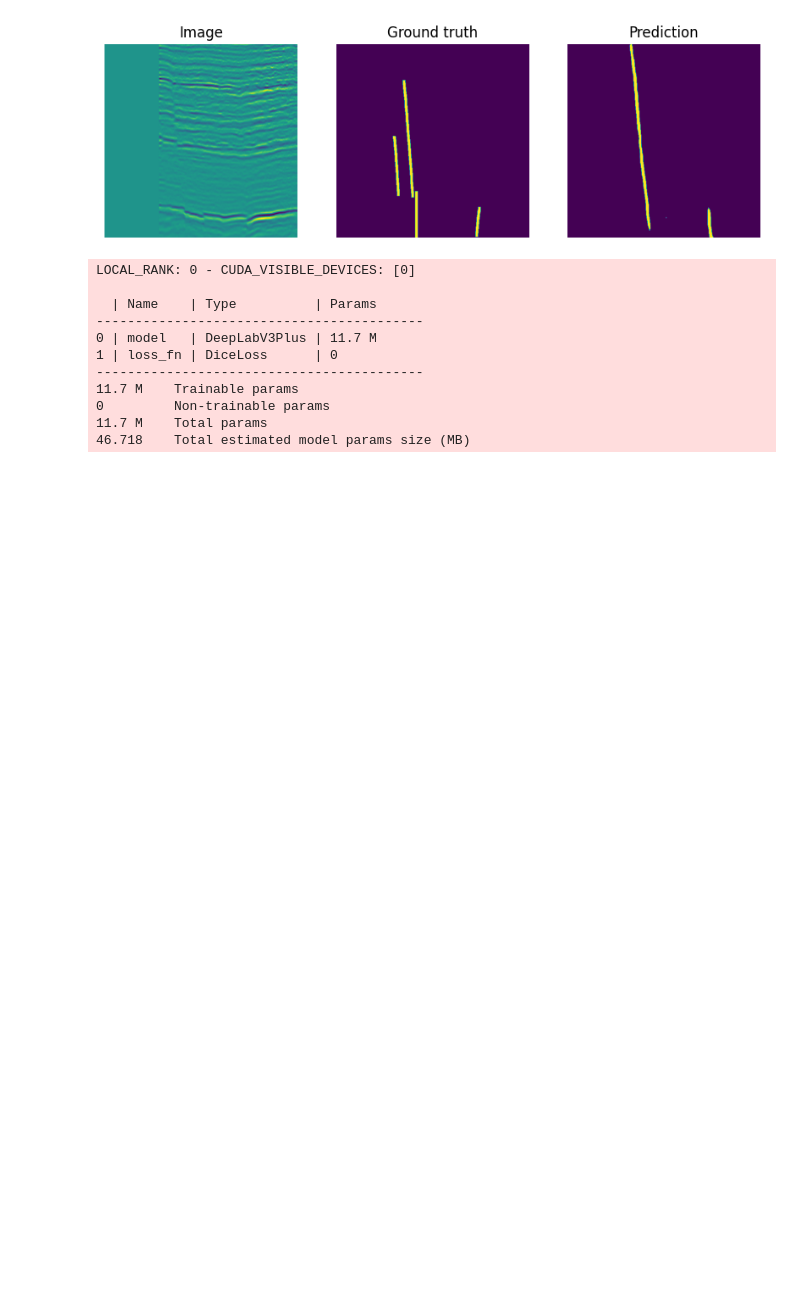
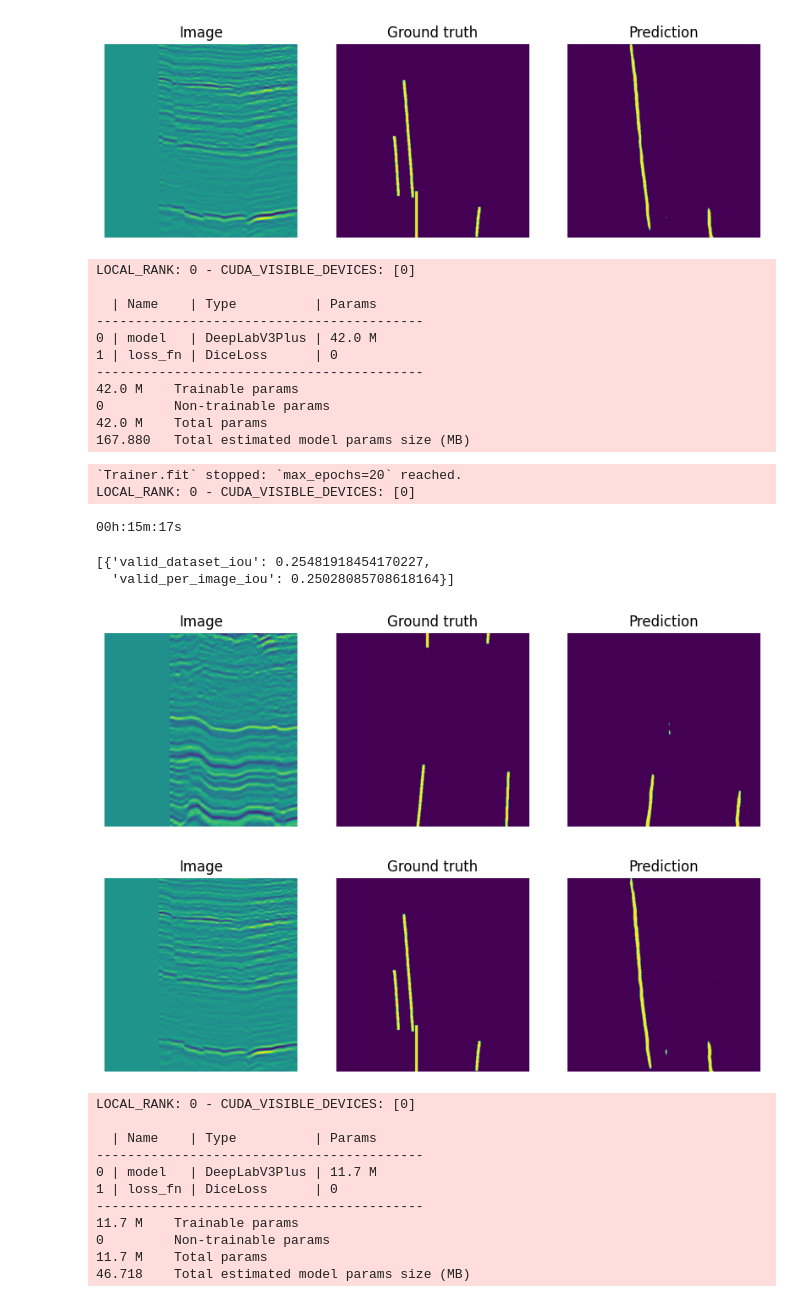
Before and after one commit to WandrV1/rosneft, a Jupyter notebook: additional cube/deeplabv3plus retrain.ipynb, the cells around one changed output. Saved outputs shown, nothing was run; the diff lists cells and outputs as text; code cells hidden in the pictures; blank space fills up the shorter version.

Commit message:
Retrain with augmentation

```diff
--- a/additional cube/deeplabv3plus retrain.ipynb
+++ b/additional cube/deeplabv3plus retrain.ipynb
@@ -48,11 +48,11 @@ class Dataset(BaseDataset):
 
         if self.augmentation:
             sample = self.augmentation(image=image, mask=mask)
-            image, mask = sample['image'], sample['mask']
+            image, mask = sample['image'].copy(), sample['mask'].copy()
 
         if self.preprocessing:
             sample = self.preprocessing(image=image, mask=mask)
-            image, mask = sample['image'], sample['mask']
+            image, mask = sample['image'].copy(), sample['mask'].copy()
 
         return {"image":image, "mask": mask}
 
@@ -94,6 +94,22 @@ def get_validation_augmentation():
     test_transform = [
     ]
     return albu.Compose(test_transform)
+# %%
+import albumentations as albu
+aug_prob = 0.35
+def get_training_augmentation():
+    train_transform = [
+        albu.SafeRotate(limit=[30, 60], border_mode=1, p=aug_prob),
+        albu.ShiftScaleRotate(scale_limit=0.25, rotate_limit=0, shift_limit=0.25, p=aug_prob, border_mode=0),
+        albu.HorizontalFlip(p=aug_prob),
+        albu.VerticalFlip(p=aug_prob),
+    ]
+    return albu.Compose(train_transform)
+
+def get_validation_augmentation():
+    test_transform = [
+    ]
+    return albu.Compose(test_transform)
 # %% [markdown]
 ## Create model and train
 # %% [markdown]
@@ -298,6 +314,40 @@ LOCAL_RANK: 0 - CUDA_VISIBLE_DEVICES: [0]
   'valid_per_image_iou': 0.25561583042144775}]
 [figure]
 [figure]
+# %%
+# with augmentation
+model = FaultModel.load_from_checkpoint('deeplabv3_master_model/lightning_logs/version_1/checkpoints/epoch=19-step=36000.ckpt')
+# batch_size = 2
+start_time = time()
+trainer.fit(
+    model,
+    train_dataloaders=train_loader,
+    val_dataloaders=test_loader,
+)
+end_time = time()
+print(strftime('%Hh:%Mm:%Ss', gmtime(end_time - start_time)))
+valid_metrics = trainer.validate(model, dataloaders=test_loader, verbose=False)
+pprint(valid_metrics)
+show_test_images(model, test_loader)
+# %% [output]
+LOCAL_RANK: 0 - CUDA_VISIBLE_DEVICES: [0]
+
+  | Name    | Type          | Params
+------------------------------------------
+0 | model   | DeepLabV3Plus | 42.0 M
+1 | loss_fn | DiceLoss      | 0
+------------------------------------------
+42.0 M    Trainable params
+0         Non-trainable params
+42.0 M    Total params
+167.880   Total estimated model params size (MB)
+`Trainer.fit` stopped: `max_epochs=20` reached.
+LOCAL_RANK: 0 - CUDA_VISIBLE_DEVICES: [0]
+00h:15m:17s
+[{'valid_dataset_iou': 0.25481918454170227,
+  'valid_per_image_iou': 0.25028085708618164}]
+[figure, added]
+[figure, added]
 # %%
 model = FaultModel.load_from_checkpoint('deeplabv3_master_model/lightning_logs/version_0/checkpoints/epoch=19-step=18000.ckpt')
 # batch_size = 4
```
Also changed, not shown: parts of 1 cell of this notebook, 1 other file.
